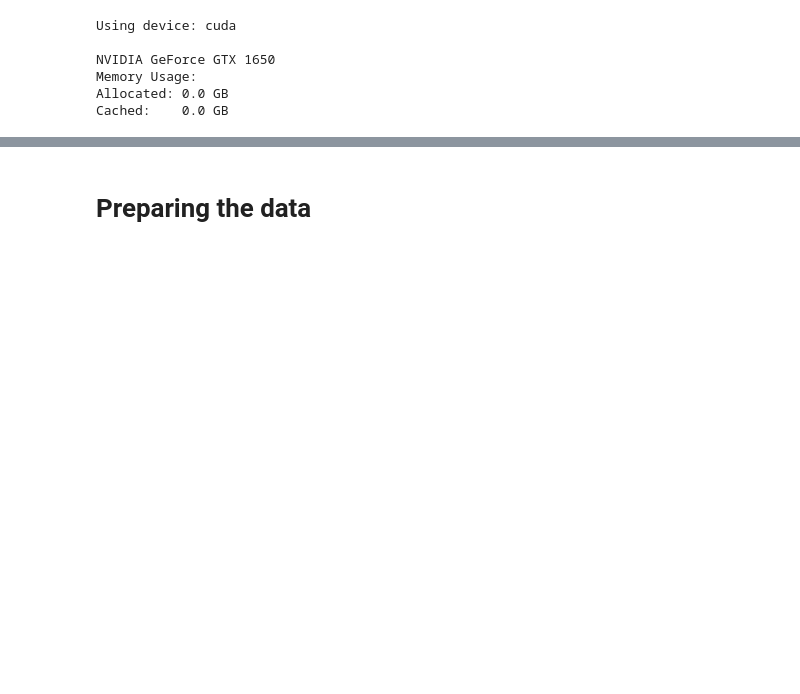
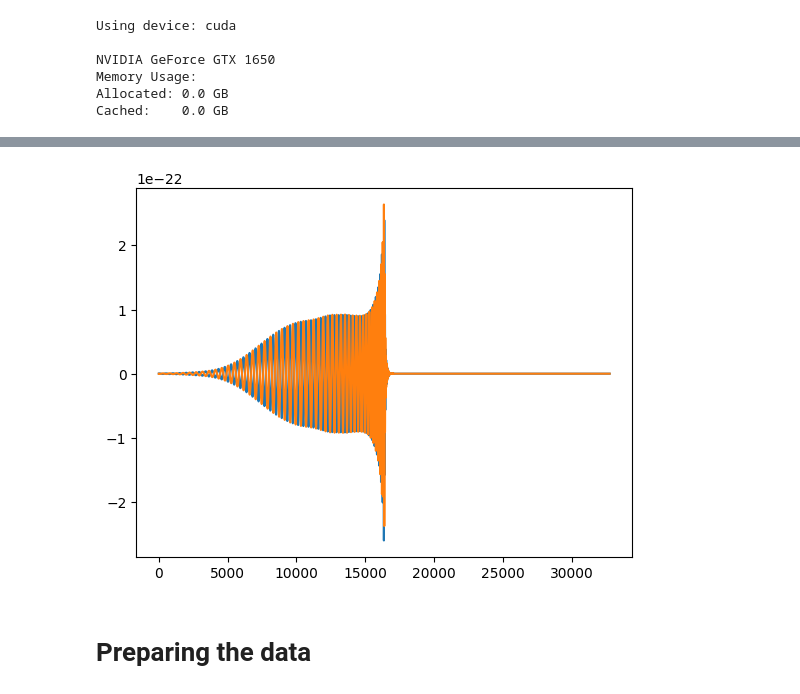
Before and after one commit to GWGASF/gwgasf, a Jupyter notebook: src/GASF Multiclass Classifier.ipynb, the cells around one changed output, grey strips where cells are left out. Cells and saved outputs as stored; diff of their text form; code cells hidden in the pictures; blank space fills up the shorter version.

```diff
--- a/src/GASF Multiclass Classifier.ipynb
+++ b/src/GASF Multiclass Classifier.ipynb
@@ -64,0 +140,6 @@ Cached:    0.0 GB
+# %%
+signal_info = h5_thang(signalsFilename)
+signal_keys = signal_info.h5_keys()
+
+signal_bbh_H1 = signal_info.h5_data()['waveforms_H1']
+signal_bbh_L1 = signal_info.h5_data()['waveforms_L1']
@@ -65,3 +174,13 @@ Cached:    0.0 GB
+# %%
+x = np.arange(0, 32768, 1)
+y = signals[449,0,:]
+y2 = signals[449,1,:]
+
+plt.plot(x,y)
+plt.plot(x,y2)
+plt.show()
+# %% [output]
+[figure, added]
 # %% [markdown]
 # Preparing the data
 # %%
```
Also changed, not shown: parts of 7 cells of this notebook, 4 other files.
